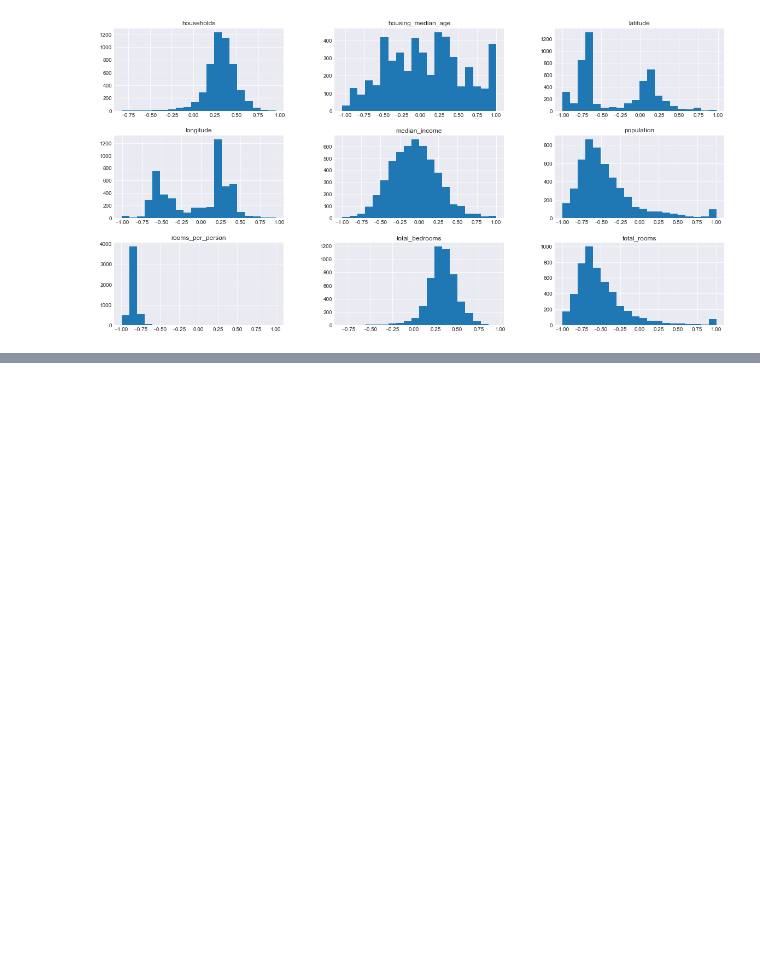
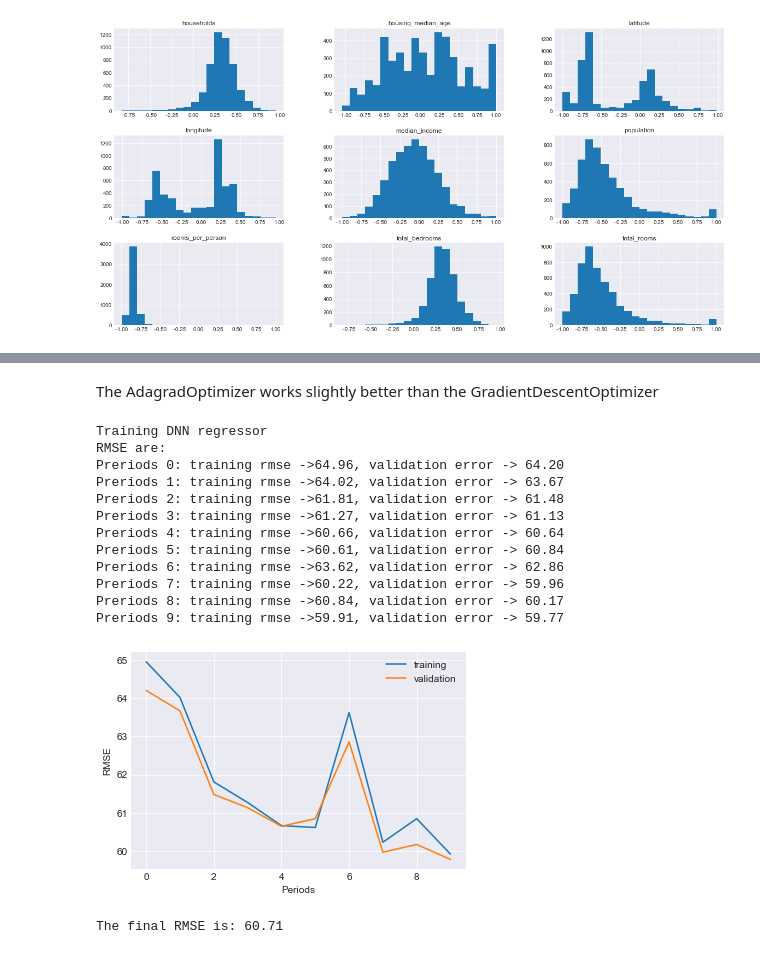
Before and after one commit to YuZhangIsCoding/TF_CrashCourse, a Jupyter notebook: NN_improved.ipynb, the cells around one changed output, grey strips where cells are left out. Cells and saved outputs as stored; diff of their text form; code cells hidden in the pictures; blank space fills up the shorter version.

```diff
--- a/NN_improved.ipynb
+++ b/NN_improved.ipynb
@@ -204,15 +253,35 @@ Try another run, the results may be different
+# %% [markdown]
+The AdagradOptimizer works slightly better than the GradientDescentOptimizer
 # %%
-dnn_regressor_2 = train_model(0.003, 2000, 100, [10, 10],
-                    training_examples, training_targets,
-                    validation_examples, validation_targets)
+dnn_regressor_2 = train_model(tf.train.AdamOptimizer(learning_rate = 0.05),
+                            2000, 100, [10, 10],
+                    training_normalized, training_targets,
+                    validation_normalized, validation_targets)
+# %% [output]
+Training DNN regressor
+RMSE are:
+Preriods 0: training rmse ->64.96, validation error -> 64.20
+Preriods 1: training rmse ->64.02, validation error -> 63.67
+Preriods 2: training rmse ->61.81, validation error -> 61.48
+Preriods 3: training rmse ->61.27, validation error -> 61.13
+Preriods 4: training rmse ->60.66, validation error -> 60.64
+Preriods 5: training rmse ->60.61, validation error -> 60.84
+Preriods 6: training rmse ->63.62, validation error -> 62.86
+Preriods 7: training rmse ->60.22, validation error -> 59.96
+Preriods 8: training rmse ->60.84, validation error -> 60.17
+Preriods 9: training rmse ->59.91, validation error -> 59.77
+[figure, added]
 # %%
 # Evaluate that on test set
 test_set = pd.read_csv("https://storage.googleapis.com/mledu-datasets/california_housing_test.csv", sep=",")
 test_examples, test_targets = preprocess(test_set)
-predicts = dnn_regressor_2.predict(input_fn = lambda: my_input_fn(test_examples, batch_size = 1, num_epochs = 1, shuffle = False))
+test_normalized = normalize(test_examples, scaling)
+predicts = dnn_regressor_2.predict(input_fn = lambda: my_input_fn(test_normalized, batch_size = 1, num_epochs = 1, shuffle = False))
 predicts = np.array([item['predictions'][0] for item in predicts])
 rmse = math.sqrt(metrics.mean_squared_error(predicts, test_targets))
 print('The final RMSE is: %.2f' %rmse)
+# %% [output]
+The final RMSE is: 60.71
 # %%
 plt.scatter(predicts, test_targets['median_house_value'])
 plt.xlabel('predictions')
```
Also changed, not shown: parts of 15 cells of this notebook, 1 other file.
